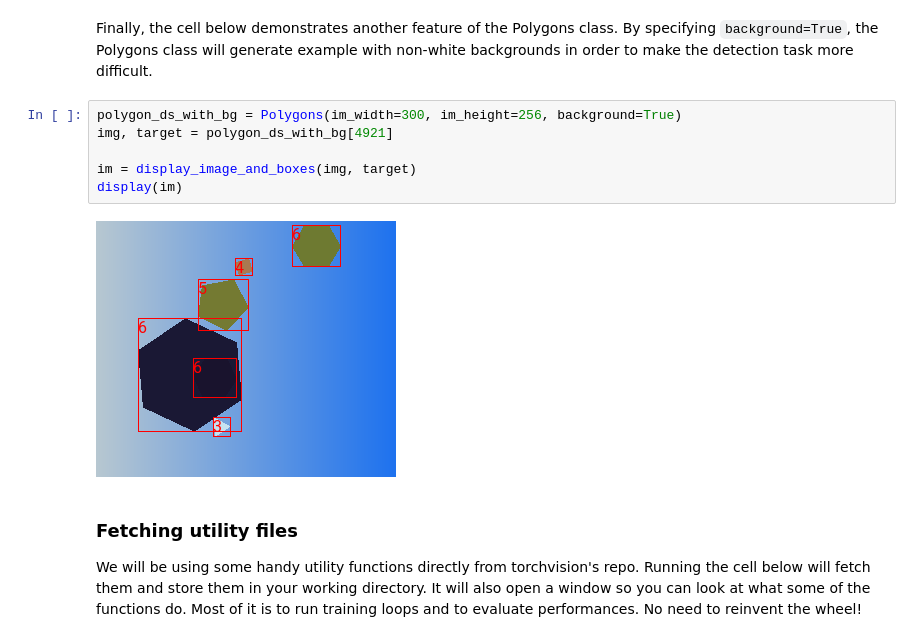
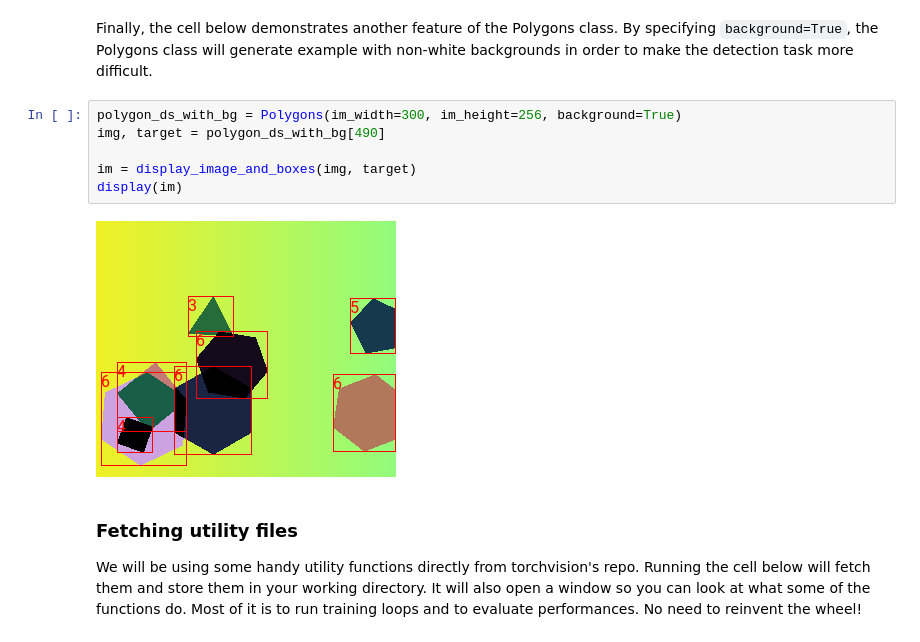
Before and after one commit to delemarchand2020/IVADO_MILA_DL, a Jupyter notebook: week3_CNN_denis_lemarchand.ipynb, the cells around one changed output. Saved outputs shown, nothing was run; the diff lists cells and outputs as text.

```diff
--- a/week3_CNN_denis_lemarchand.ipynb
+++ b/week3_CNN_denis_lemarchand.ipynb
@@ -1499,12 +1515,12 @@ display(im)
 Finally, the cell below demonstrates another feature of the Polygons class. By specifying `background=True`, the Polygons class will generate example with non-white backgrounds in order to make the detection task more difficult.
 # %%
 polygon_ds_with_bg = Polygons(im_width=300, im_height=256, background=True)
-img, target = polygon_ds_with_bg[4921]
+img, target = polygon_ds_with_bg[490]
 
 im = display_image_and_boxes(img, target)
 display(im)
 # %% [output]
-[figure, old version]
+[figure, new version]
 # %% [markdown]
 ### Fetching utility files
 
```
Also changed, not shown: parts of 17 cells of this notebook.
